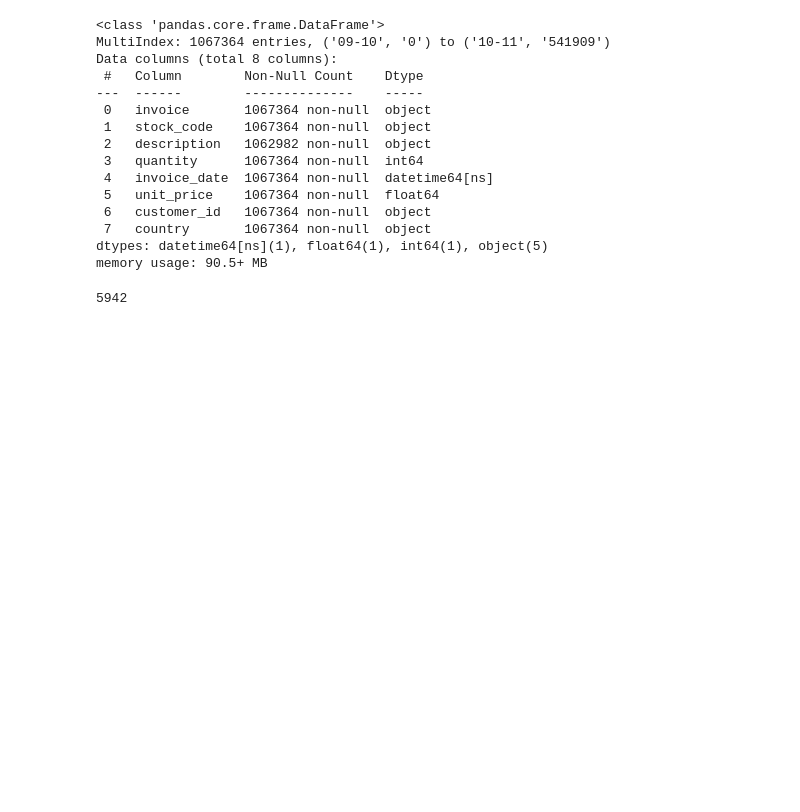
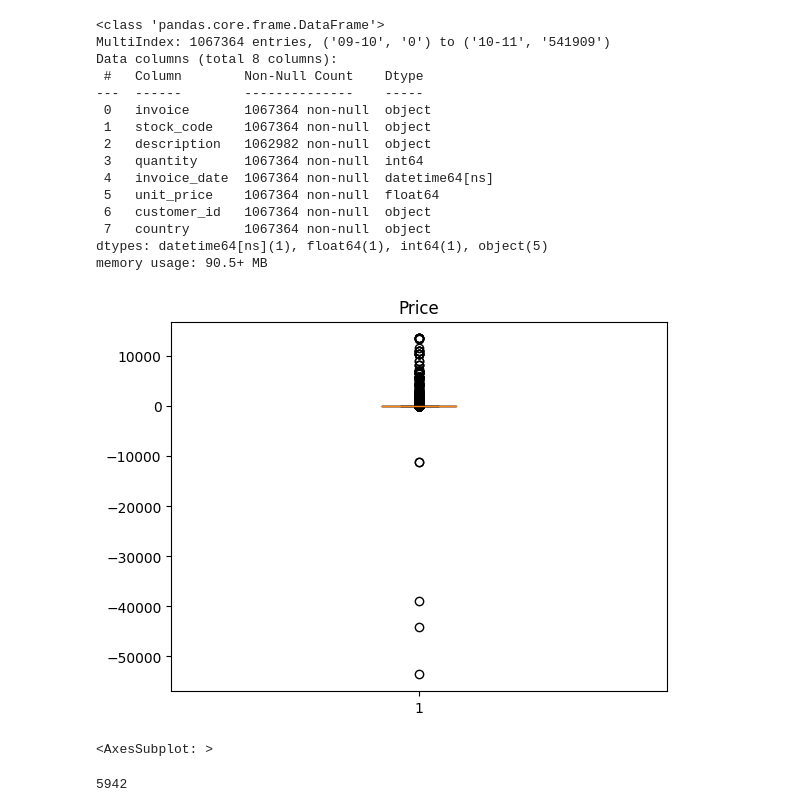
Before and after one commit to Noura-ou/projet_segmentation_client, a Jupyter notebook: src/test_rola.ipynb, the cells around one changed output. Drawn from its saved outputs; the diff is of its cells as text; code cells hidden in the pictures; blank space fills up the shorter version.

```diff
--- a/src/test_rola.ipynb
+++ b/src/test_rola.ipynb
@@ -290,3 +289,26 @@ up_new = sns.boxplot(del_data.unit_price)
+# %%
+
+# Create a figure and axes
+fig, ax = plt.subplots()
+
+# Plot the boxplot
+ax.boxplot(del_data.unit_price)
+
+# Set title
+
+ax.set_title('Price')
+
+# Display the plot
+plt.show()
+# %% [output]
+[figure, added]
+# %%
+# Plot a boxplot for quantity to see if there are any outliers. If there are, remove those instances:
+plt.subplots(figsize = (12, 6))
+q = sns.boxplot(del_data.quantity)
+q
+# %% [output]
+<AxesSubplot: >
 # %%
 # number of unique customers
 del_data["customer_id"].nunique()
```
Also changed, not shown: parts of 5 cells of this notebook, 1 other file.
